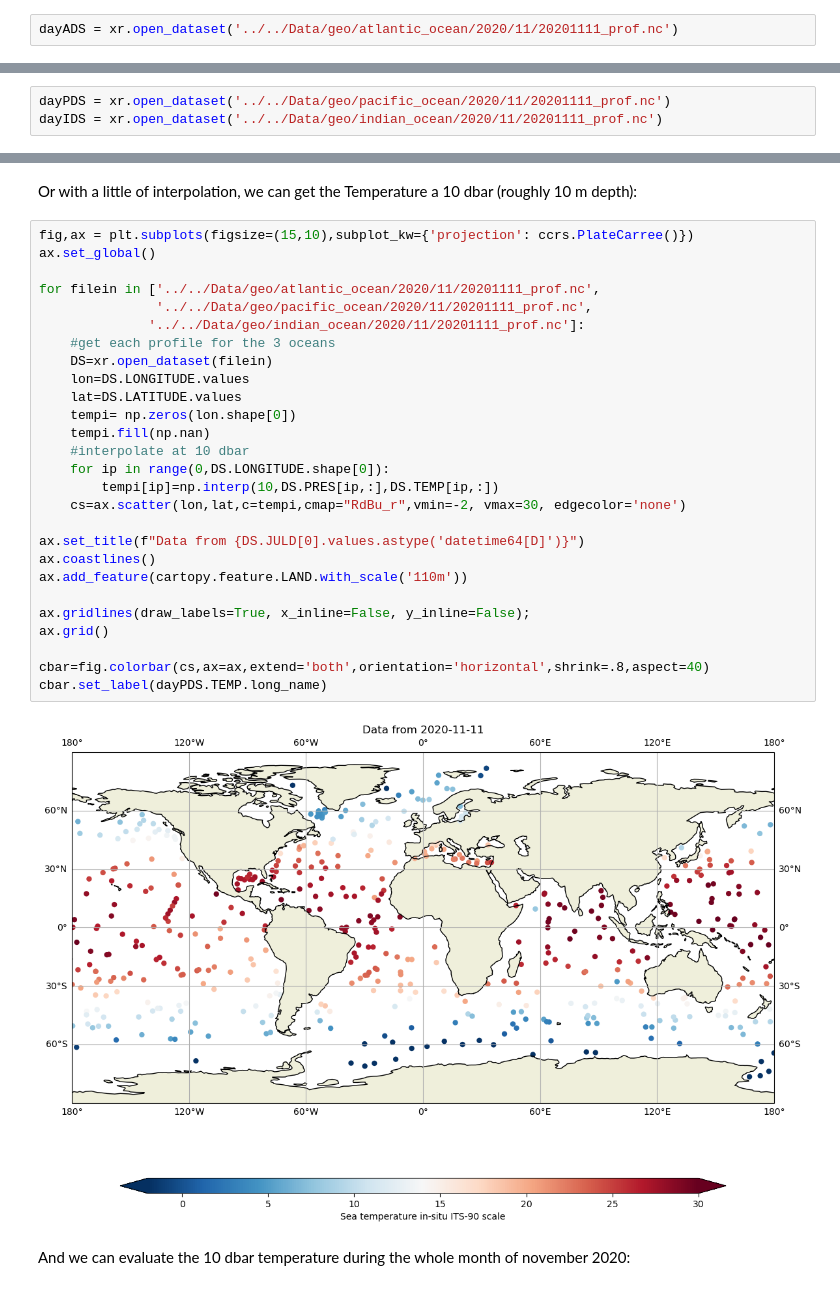
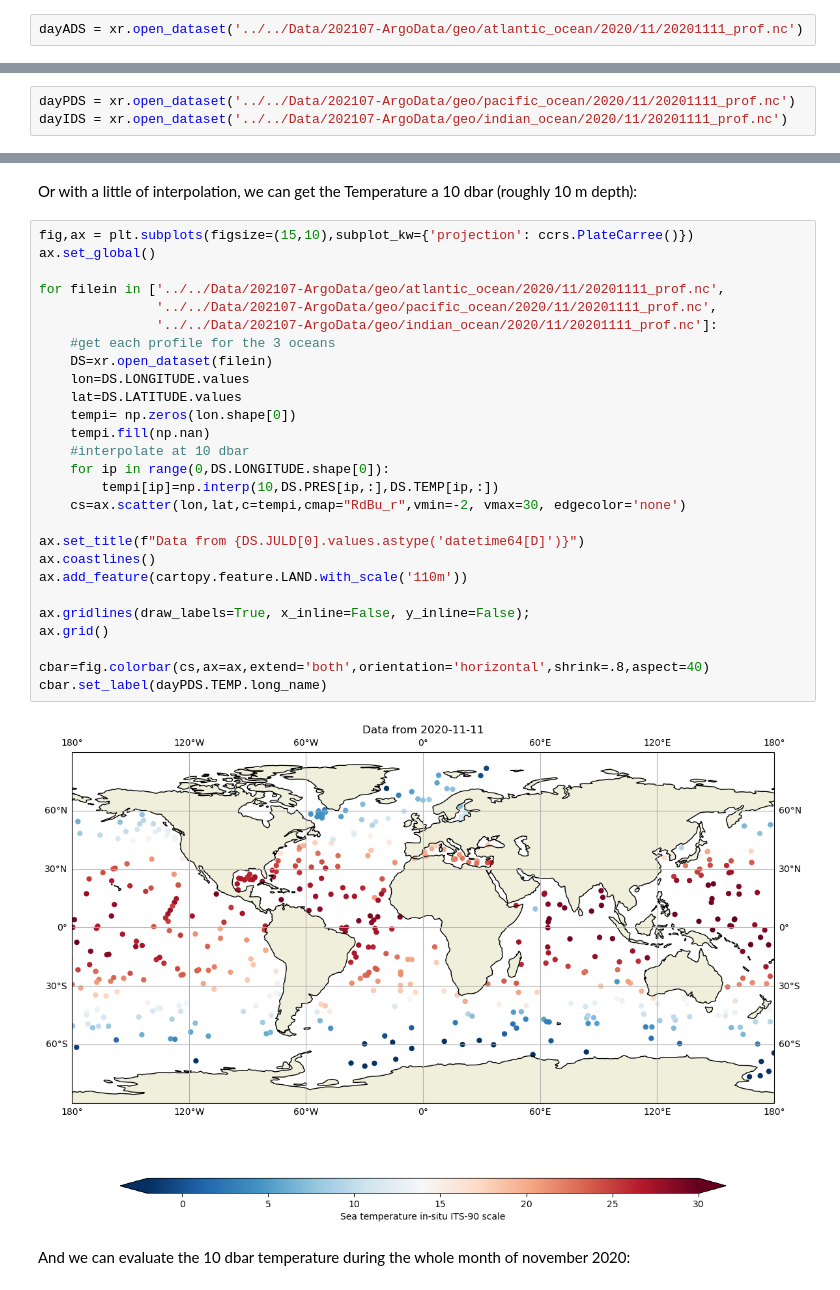
Before and after one commit to euroargodev/argoonlineschool, a Jupyter notebook: Lessons/L03_UsingArgoData/Chapter33b_ArgoDatabyDate_Day.ipynb, the cells around one changed output, grey strips where cells are left out. Saved outputs shown, nothing was run; the diff lists cells and outputs as text.

Commit message:
Modified the data structure to Data/202107-ArgoData/
We have done theses changes to reproduce how the data would be downloaded from the Argo snapshoots

```diff
--- a/Lessons/L03_UsingArgoData/Chapter33b_ArgoDatabyDate_Day.ipynb
+++ b/Lessons/L03_UsingArgoData/Chapter33b_ArgoDatabyDate_Day.ipynb
@@ -36,7 +36,7 @@ def colorbar_qc(cmap, **kwargs):
 # %% [markdown]
 Just load the data - this is, all the profiles- in the Atlantic ocean for one particular day, november 11th 2020
 # %%
-dayADS = xr.open_dataset('../../Data/geo/atlantic_ocean/2020/11/20201111_prof.nc')
+dayADS = xr.open_dataset('../../Data/202107-ArgoData/geo/atlantic_ocean/2020/11/20201111_prof.nc')
 # %% [markdown]
 As we have seen xarray is very handy and read the data and the metadata of the netCDF file:
 # %%
@@ -98,8 +98,8 @@ The correspondence for the DATA_CENTRE code and the name is in the _Reference ta
 We also have have all the geographical information in `LONGITUDE` and `LATITUDE`.
 But first, let's read the data for the same day in the *Pacific* and *Indian* oceans:
 # %%
-dayPDS = xr.open_dataset('../../Data/geo/pacific_ocean/2020/11/20201111_prof.nc')
-dayIDS = xr.open_dataset('../../Data/geo/indian_ocean/2020/11/20201111_prof.nc')
+dayPDS = xr.open_dataset('../../Data/202107-ArgoData/geo/pacific_ocean/2020/11/20201111_prof.nc')
+dayIDS = xr.open_dataset('../../Data/202107-ArgoData/geo/indian_ocean/2020/11/20201111_prof.nc')
 # %% [markdown]
 and now let's plot all the global observations on that day:
 # %%
@@ -143,32 +143,32 @@ Or with a little of interpolation, we can get the Temperature a 10 dbar (roughly
 # %%
 fig,ax = plt.subplots(figsize=(15,10),subplot_kw={'projection': ccrs.PlateCarree()})
 ax.set_global()
 
-for filein in ['../../Data/geo/atlantic_ocean/2020/11/20201111_prof.nc',
-               '../../Data/geo/pacific_ocean/2020/11/20201111_prof.nc',
-              '../../Data/geo/indian_ocean/2020/11/20201111_prof.nc']:
+for filein in ['../../Data/202107-ArgoData/geo/atlantic_ocean/2020/11/20201111_prof.nc',
+               '../../Data/202107-ArgoData/geo/pacific_ocean/2020/11/20201111_prof.nc',
+               '../../Data/202107-ArgoData/geo/indian_ocean/2020/11/20201111_prof.nc']:
     #get each profile for the 3 oceans
     DS=xr.open_dataset(filein)
     lon=DS.LONGITUDE.values
     lat=DS.LATITUDE.values
     tempi= np.zeros(lon.shape[0])
     tempi.fill(np.nan)
     #interpolate at 10 dbar
     for ip in range(0,DS.LONGITUDE.shape[0]):
         tempi[ip]=np.interp(10,DS.PRES[ip,:],DS.TEMP[ip,:])
     cs=ax.scatter(lon,lat,c=tempi,cmap="RdBu_r",vmin=-2, vmax=30, edgecolor='none')
 
 ax.set_title(f"Data from {DS.JULD[0].values.astype('datetime64[D]')}")
 ax.coastlines()
 ax.add_feature(cartopy.feature.LAND.with_scale('110m'))
 
 ax.gridlines(draw_labels=True, x_inline=False, y_inline=False);
 ax.grid()
 
 cbar=fig.colorbar(cs,ax=ax,extend='both',orientation='horizontal',shrink=.8,aspect=40)
 cbar.set_label(dayPDS.TEMP.long_name)
 # %% [output]
-[figure, old version]
+[figure, new version]
 # %% [markdown]
 And we can evaluate the 10 dbar temperature during the whole month of november 2020:
 # %%
```
Also changed, not shown: parts of 11 cells of this notebook, 5 other files.
